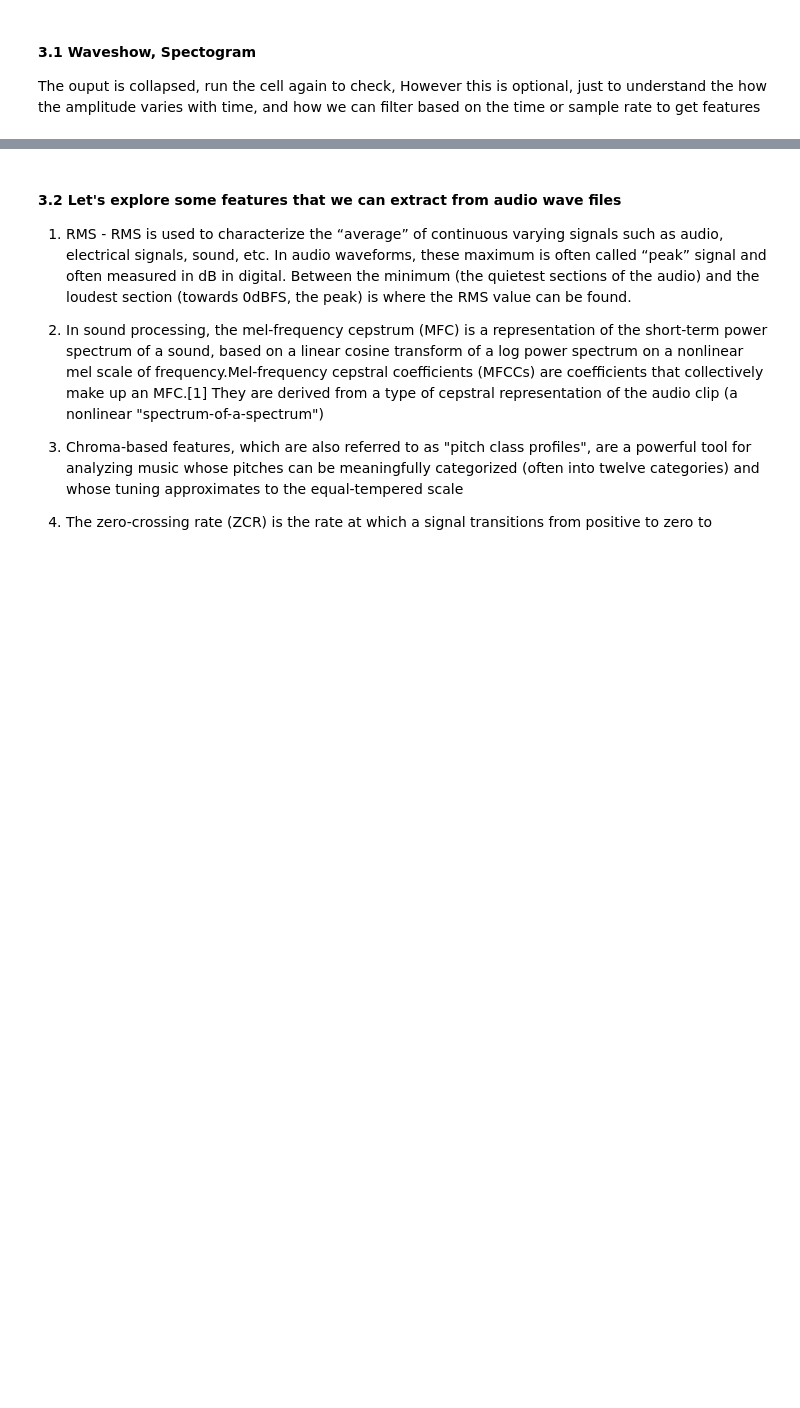
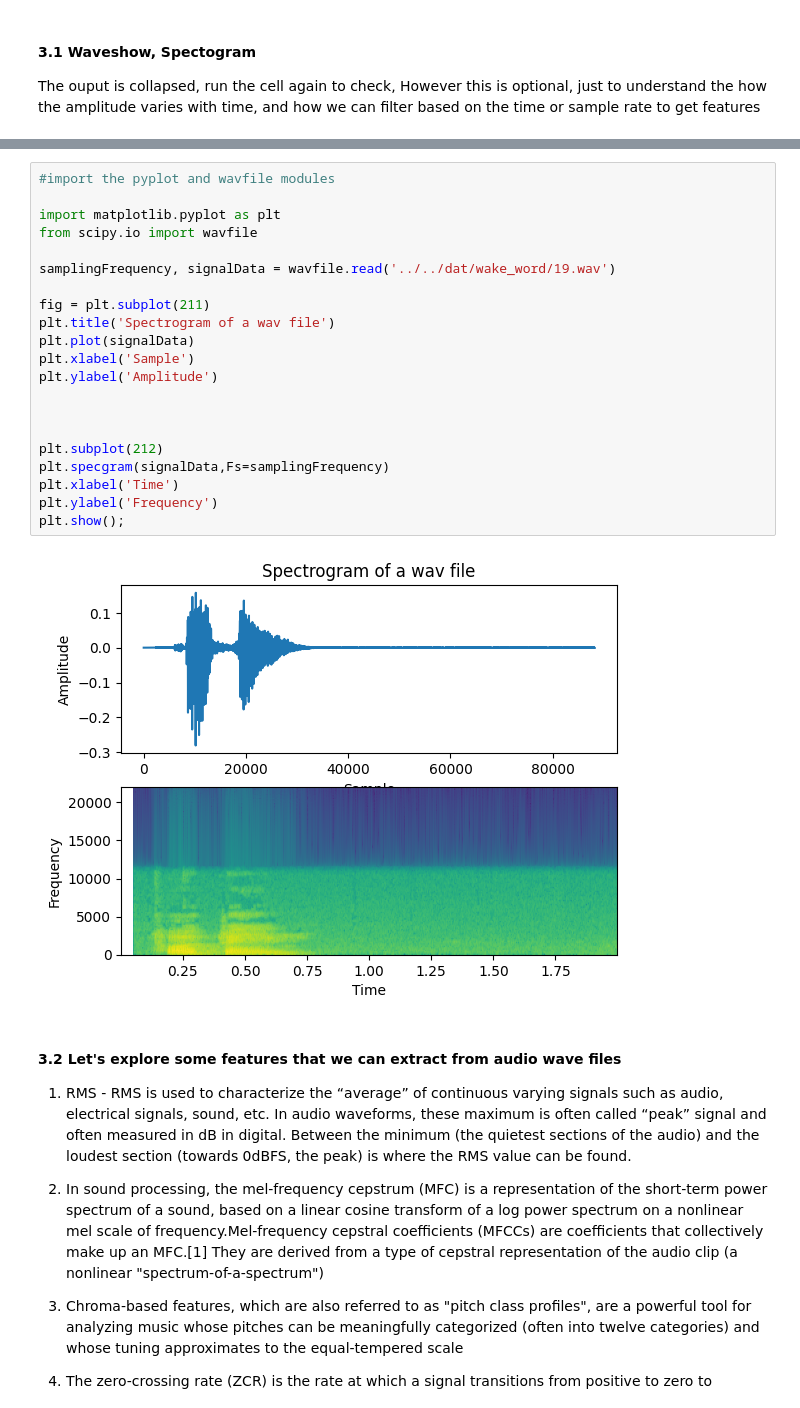
Before and after one commit to MonuSingh16/custom-wakeword, a Jupyter notebook: spotify-custom-wakeword/models/notebooks/model_cnn_data2.ipynb, the cells around one changed output, grey strips where cells are left out. Drawn from its saved outputs; the diff is of its cells as text; blank space fills up the shorter version.

```diff
--- a/spotify-custom-wakeword/models/notebooks/model_cnn_data2.ipynb
+++ b/spotify-custom-wakeword/models/notebooks/model_cnn_data2.ipynb
@@ -122,3 +122,26 @@ Text(0.5, 1.0, 'other_words')
+# %%
+#import the pyplot and wavfile modules
+
+import matplotlib.pyplot as plt
+from scipy.io import wavfile
+
+samplingFrequency, signalData = wavfile.read('../../dat/wake_word/19.wav')
+
+fig = plt.subplot(211)
+plt.title('Spectrogram of a wav file')
+plt.plot(signalData)
+plt.xlabel('Sample')
+plt.ylabel('Amplitude')
+
+
+
+plt.subplot(212)
+plt.specgram(signalData,Fs=samplingFrequency)
+plt.xlabel('Time')
+plt.ylabel('Frequency')
+plt.show();
+# %% [output]
+[figure, added]
 # %% [markdown]
 #### 3.2 Let's explore some features that we can extract from audio wave files
 
```
Also changed, not shown: parts of 7 cells of this notebook, 4 other files.
